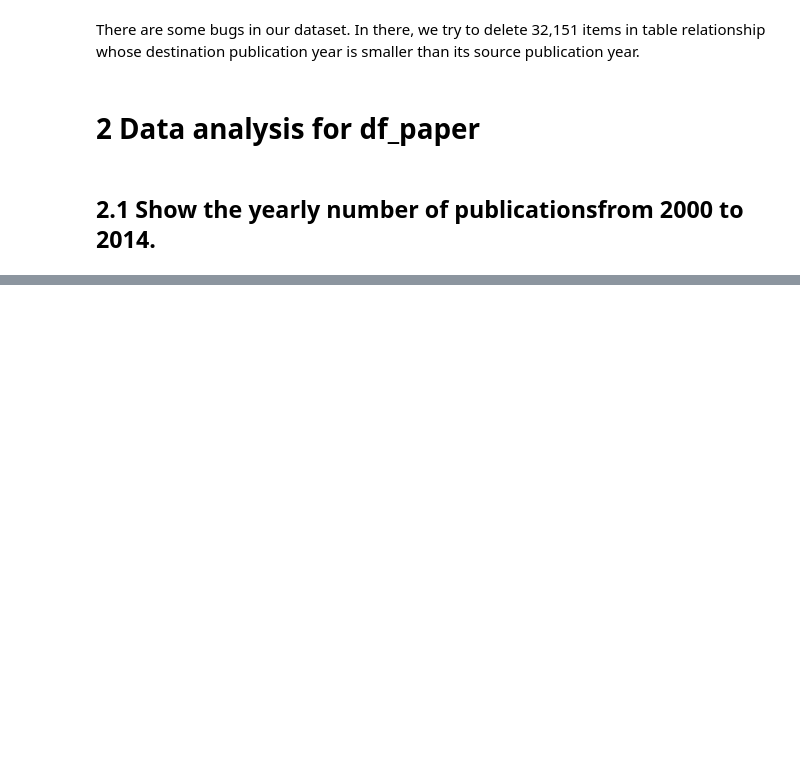
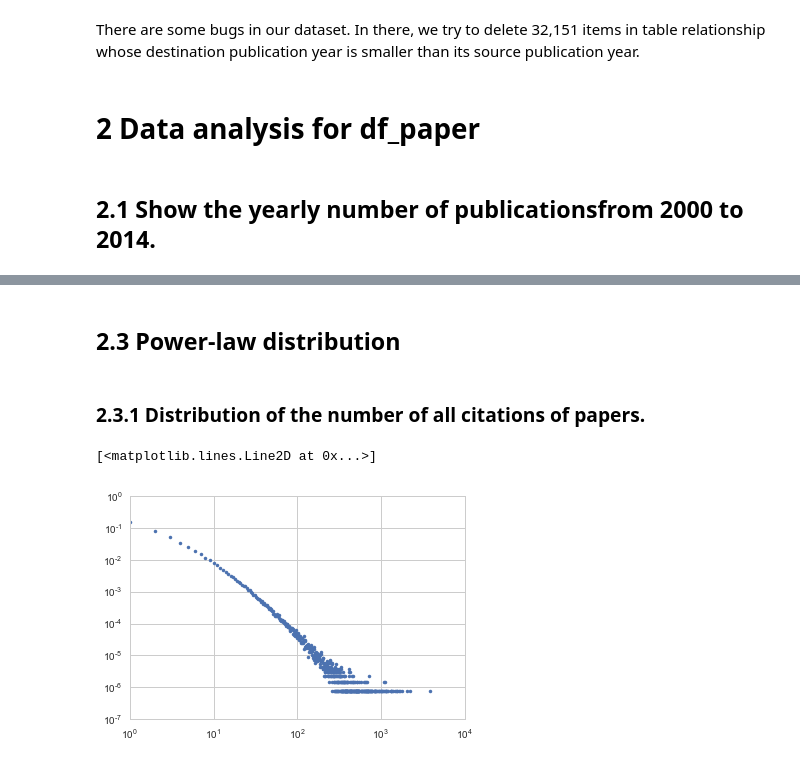
Before and after one commit to Jingfei-Han/citation_prediction, a Jupyter notebook: aminer_gai/myanalysis.ipynb, the cells around one changed output, grey strips where cells are left out. Drawn from its saved outputs; the diff is of its cells as text; code cells hidden in the pictures; blank space fills up the shorter version.

```diff
--- a/aminer_gai/myanalysis.ipynb
+++ b/aminer_gai/myanalysis.ipynb
@@ -216,0 +258,11 @@ But I think we need to consider the latest citation data in AMiner -- [citation]
+# %% [markdown]
+## 2.3 Power-law distribution
+# %% [markdown]
+### 2.3.1 Distribution of the number of all citations of papers.
+# %%
+grouped = df_paper.groupby('paper_nbCitation')['paper_id'].size()
+fre = grouped * 1.0/ grouped.sum()
+plt.loglog(fre.index, fre.values, '.')
+# %% [output]
+[<matplotlib.lines.Line2D at 0x...>]
+[figure, added]
```
Also changed, not shown: parts of 18 cells of this notebook, 1 other file.
